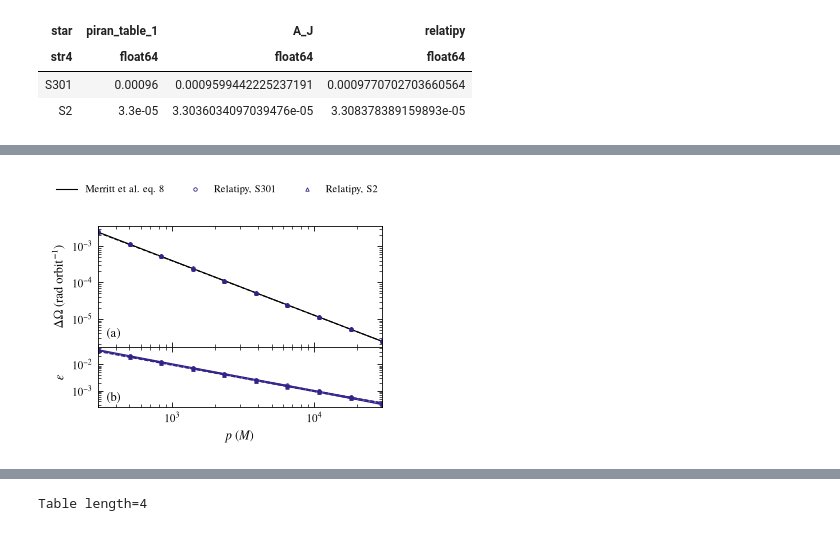
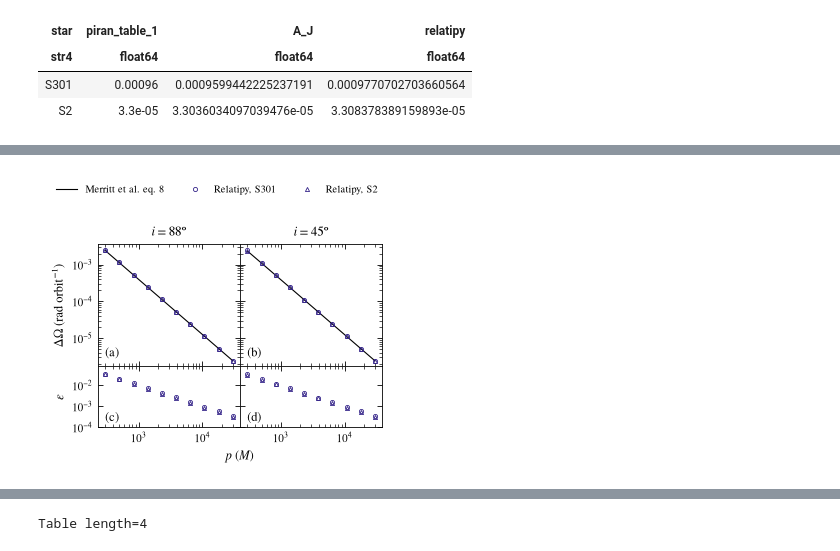
Before and after one commit to lldddv2/relatipy, a Jupyter notebook: docs/validation/01-Theoretical-Validations.ipynb, the cells around one changed output, grey strips where cells are left out. Cells and saved outputs as stored; diff of their text form; code cells hidden in the pictures.

```diff
--- a/docs/validation/01-Theoretical-Validations.ipynb
+++ b/docs/validation/01-Theoretical-Validations.ipynb
@@ -389,7 +389,7 @@ def measure_epicyclic(bh, r, sign, n_periods=10):
     )
     sol = orbit.solve(
         tau_span=(0 * T0, n_periods * T_r * T0),
-        method="projection_radau",
+        method="dop853",
         max_step=T_r / 400 * T0,
     )
 
@@ -1008,36 +1050,47 @@ Table length=2
 # %% [markdown]
 Figure: (a) node advance per orbit, eq. 8 (lines: $i=88^\circ$ solid, $i=45^\circ$ dashed) and Relatipy (markers: shape for the eccentricity of S301 or S2, open for $i=88^\circ$, filled for $i=45^\circ$); (b) $\varepsilon$ of Relatipy against eq. 8.
 # %%
+from matplotlib.ticker import LogLocator
+
 ECCENTRICITY_MARKERS = dict(S301="o", S2="^")
-INCLINATION_STYLE = {88.0: dict(ls="-", mfc="none"), 45.0: dict(ls="--", mfc=COLORS[0])}
 
-fig, (ax_w, ax_e) = new_figure(PAPER_WIDTH, height=70, nrows=2, sharex=True, height_ratios=(2, 1))
+# One column per inclination, so that i = 88 deg and i = 45 deg do not hide each other
+fig, axes = new_figure(PAPER_WIDTH, height=75, nrows=2, ncols=2, sharex=True, sharey="row",
+                       height_ratios=(2, 1))
+fig.get_layout_engine().set(wspace=0)
 p_fine = np.geomspace(p_lt.min(), p_lt.max(), 200)
-for inc in INCLINATIONS_LT:
-    style = INCLINATION_STYLE[round(np.degrees(inc))]
-    ax_w.plot(p_fine, node_per_orbit(p_fine, 0.0, CHI_LT, inc), color="k", ls=style["ls"], lw=0.8,
-              label="Merritt et al. eq. 8" if inc == INCLINATIONS_LT[0] else None)
-for (star, marker), inc in ((sm, inc) for inc in INCLINATIONS_LT for sm in ECCENTRICITY_MARKERS.items()):
-    style = INCLINATION_STYLE[round(np.degrees(inc))]
-    rows = lense_thirring[(lense_thirring["star"] == star) & np.isclose(lense_thirring["inc"], np.degrees(inc))]
-    label = f"Relatipy, {star}" if inc == INCLINATIONS_LT[0] else None
-    ax_w.plot(rows["p"], rows["relatipy"], marker, color=COLORS[0], ms=2.5, mfc=style["mfc"], mew=0.6, label=label)
-    ax_e.plot(rows["p"], rows["rel_error"], marker, color=COLORS[0], ms=2.5, mfc=style["mfc"], mew=0.6,
-              ls=style["ls"], lw=0.8)
+for column, inc in enumerate(INCLINATIONS_LT):
+    ax_w, ax_e = axes[:, column]
+    ax_w.plot(p_fine, node_per_orbit(p_fine, 0.0, CHI_LT, inc), color="k", lw=0.8,
+              label="Merritt et al. eq. 8")
+    for star, marker in ECCENTRICITY_MARKERS.items():
+        rows = lense_thirring[(lense_thirring["star"] == star) & np.isclose(lense_thirring["inc"], np.degrees(inc))]
+        ax_w.plot(rows["p"], rows["relatipy"], marker, color=COLORS[0], ms=3, mfc="none", mew=0.6,
+                  label=f"Relatipy, {star}")
+        ax_e.plot(rows["p"], rows["rel_error"], marker, color=COLORS[0], ms=3, mfc="none", mew=0.6)
+    ax_w.set_title(rf"$i={np.degrees(inc):.0f}°$", fontsize=TAG_SIZE)
+    ax_w.set(yscale="log")
+    ax_e.set(xscale="log", yscale="log", xlim=(p_lt.min() / 1.3, p_lt.max() * 1.3), ylim=(1e-4, 8e-2))
+    ax_e.yaxis.set_major_locator(LogLocator(numticks=10))    # a label at every decade
 
-ax_w.set(ylabel=r"$\Delta\Omega$ (rad orbit$^{-1}$)", yscale="log")
-ax_e.set(xlabel=r"$p$ ($M$)", ylabel=r"$\varepsilon$", xscale="log", yscale="log",
-         xlim=(p_lt.min(), p_lt.max()))
-for ax, tag in ((ax_w, "(a)"), (ax_e, "(b)")):
-    ax.text(0.03, 0.06, tag, transform=ax.transAxes, va="bottom", fontsize=TAG_SIZE)
-fig.legend(*ax_w.get_legend_handles_labels(), loc="outside upper center", ncols=3,
+axes[0, 0].set(ylabel=r"$\Delta\Omega$ (rad orbit$^{-1}$)")
+axes[1, 0].set(xlabel=r"$p$ ($M$)", ylabel=r"$\varepsilon$")
+axes[1, 0].xaxis.label.set_x(1.0)    # one label for both columns, centred on the joint
+for ax, tag in zip(axes.flat, ("(a)", "(b)", "(c)", "(d)")):
+    ax.text(0.05, 0.06, tag, transform=ax.transAxes, va="bottom", fontsize=TAG_SIZE)
+fig.legend(*axes[0, 0].get_legend_handles_labels(), loc="outside upper center", ncols=3,
            frameon=False, borderpad=0.8)
 
 glue_panels(fig)
+# Close the gap between the two columns too: each gets half of the width they span
+x0, x1 = axes[0, 0].get_position().x0, axes[0, 1].get_position().x1
+for (row, column), ax in np.ndenumerate(axes):
+    box = ax.get_position()
+    ax.set_position([x0 + column * (x1 - x0) / 2, box.y0, (x1 - x0) / 2, box.height])
 save_paper_figure(fig, 'lense-thirring', 'lense-thirring-node')
 plt.show()
 # %% [output]
-[figure, old version]
+[figure, new version]
 # %% [markdown]
 $\varepsilon$ at the smallest and largest $p$ of the sweep (quoted in the paper), against eq. 8 and against $A_J$ alone:
 # %%
```
Also changed, not shown: parts of 13 cells of this notebook, 6 other files.
